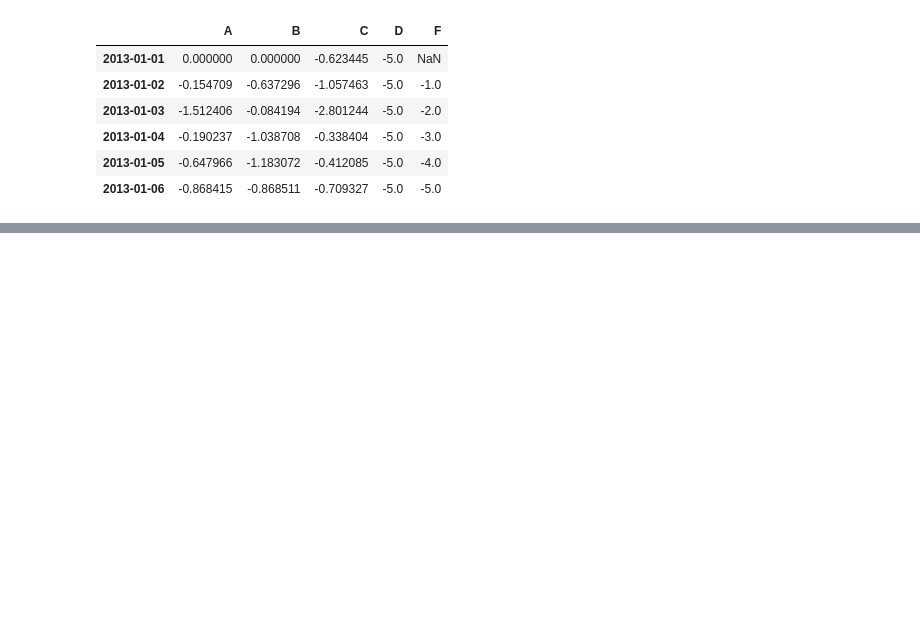
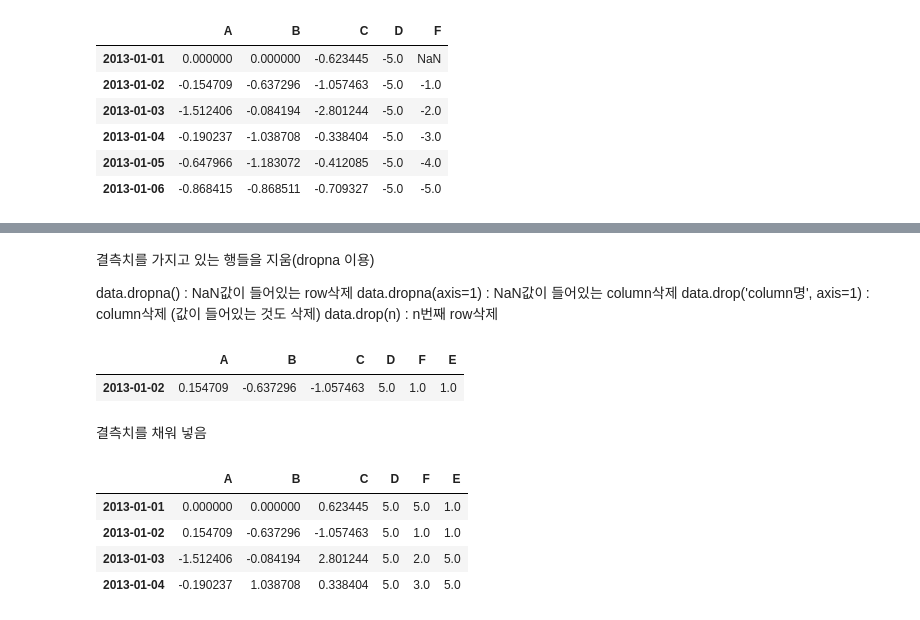
Before and after one commit to KangSikWoo/AIphoria-SelfStudy, a Jupyter notebook: ai_1/pandas.ipynb, the cells around one changed output, grey strips where cells are left out. Saved outputs shown, nothing was run; the diff lists cells and outputs as text; code cells hidden in the pictures; blank space fills up the shorter version.

Commit message:
Pandas Part 4. Missing Data(결측치)

```diff
--- a/ai_1/pandas.ipynb
+++ b/ai_1/pandas.ipynb
@@ -419,0 +442,22 @@ df2
+# %% [markdown]
+결측치를 가지고 있는 행들을 지움(dropna 이용)
+
+data.dropna() : NaN값이 들어있는 row삭제
+data.dropna(axis=1) : NaN값이 들어있는 column삭제
+data.drop('column명', axis=1) : column삭제 (값이 들어있는 것도 삭제)
+data.drop(n) : n번째 row삭제
+# %%
+df1.dropna(how='any')
+# %% [output]
+|  | A | B | C | D | F | E |
+| 2013-01-02 | 0.154709 | -0.637296 | -1.057463 | 5.0 | 1.0 | 1.0 |
+# %% [markdown]
+결측치를 채워 넣음
+# %%
+df1.fillna(value=5)
+# %% [output]
+|  | A | B | C | D | F | E |
+| 2013-01-01 | 0.000000 | 0.000000 | 0.623445 | 5.0 | 5.0 | 1.0 |
+| 2013-01-02 | 0.154709 | -0.637296 | -1.057463 | 5.0 | 1.0 | 1.0 |
+| 2013-01-03 | -1.512406 | -0.084194 | 2.801244 | 5.0 | 2.0 | 5.0 |
+| 2013-01-04 | -0.190237 | 1.038708 | 0.338404 | 5.0 | 3.0 | 5.0 |
```
Also changed, not shown: parts of 5 cells of this notebook.
